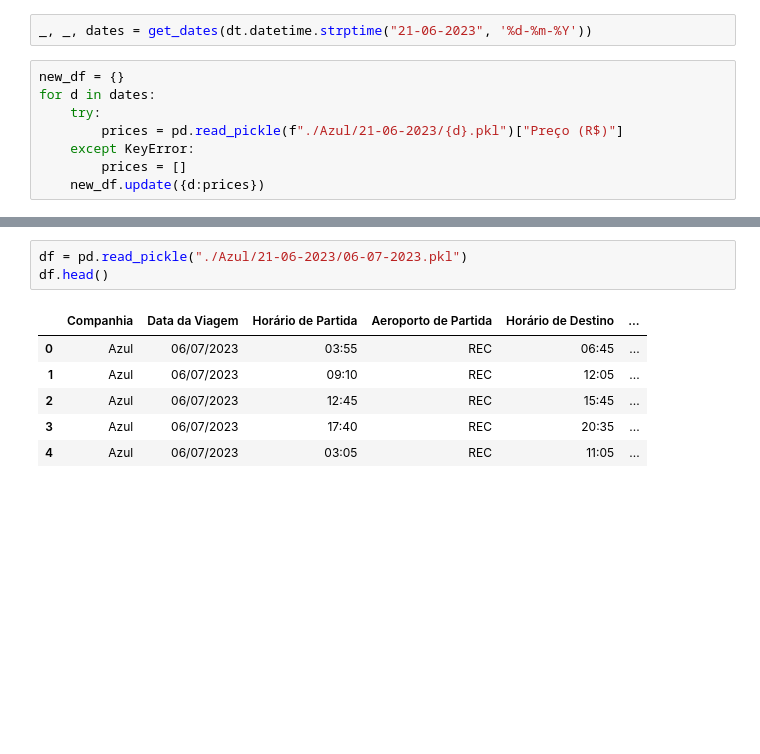
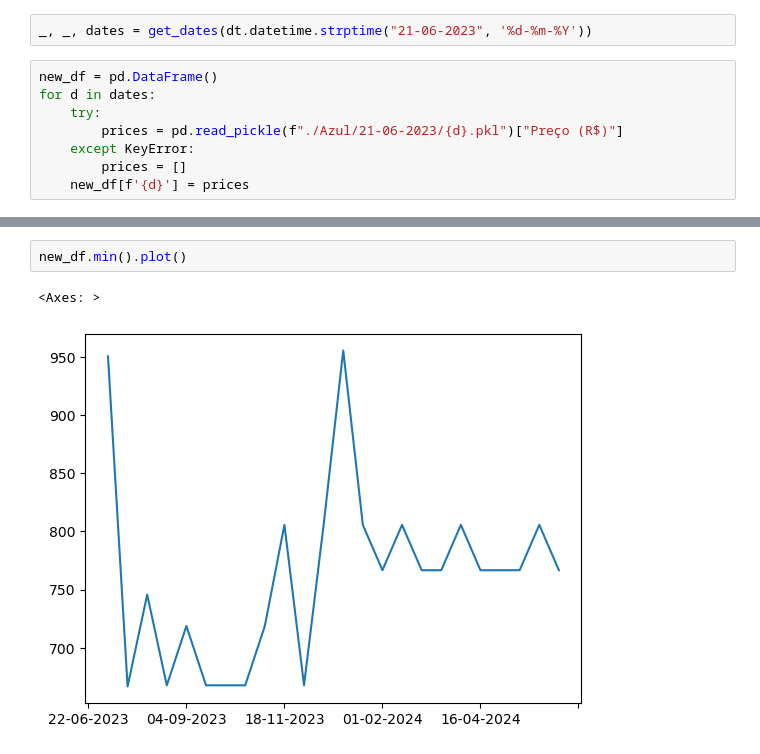
Before and after one commit to matheusgirola/WebScrapping-Passagens, a Jupyter notebook: Price_Analysis.ipynb, the cells around one changed output, grey strips where cells are left out. Drawn from its saved outputs; the diff is of its cells as text; blank space fills up the shorter version.

```diff
--- a/Price_Analysis.ipynb
+++ b/Price_Analysis.ipynb
@@ -22,11 +24,11 @@ def get_dates(today = dt.datetime.today()):
 # %%
 _, _, dates = get_dates(dt.datetime.strptime("21-06-2023", '%d-%m-%Y'))
 # %%
-new_df = {}
+new_df = pd.DataFrame()
 for d in dates:
     try:
         prices = pd.read_pickle(f"./Azul/21-06-2023/{d}.pkl")["Preço (R$)"]
     except KeyError:
         prices = []
-    new_df.update({d:prices})
+    new_df[f'{d}'] = prices
 # %%
@@ -36,11 +55,6 @@ ValueError: array length 0 does not match index length 25
 # %%
-df = pd.read_pickle("./Azul/21-06-2023/06-07-2023.pkl")
-df.head()
+new_df.min().plot()
 # %% [output]
-|  | Companhia | Data da Viagem | Horário de Partida | Aeroporto de Partida | Horário de Destino | ... |
-| 0 | Azul | 06/07/2023 | 03:55 | REC | 06:45 | ... |
-| 1 | Azul | 06/07/2023 | 09:10 | REC | 12:05 | ... |
-| 2 | Azul | 06/07/2023 | 12:45 | REC | 15:45 | ... |
-| 3 | Azul | 06/07/2023 | 17:40 | REC | 20:35 | ... |
-| 4 | Azul | 06/07/2023 | 03:05 | REC | 11:05 | ... |
+<Axes: >
+[figure, added]
 # %%
```
Also changed, not shown: parts of 15 cells of this notebook, 2 other files.
